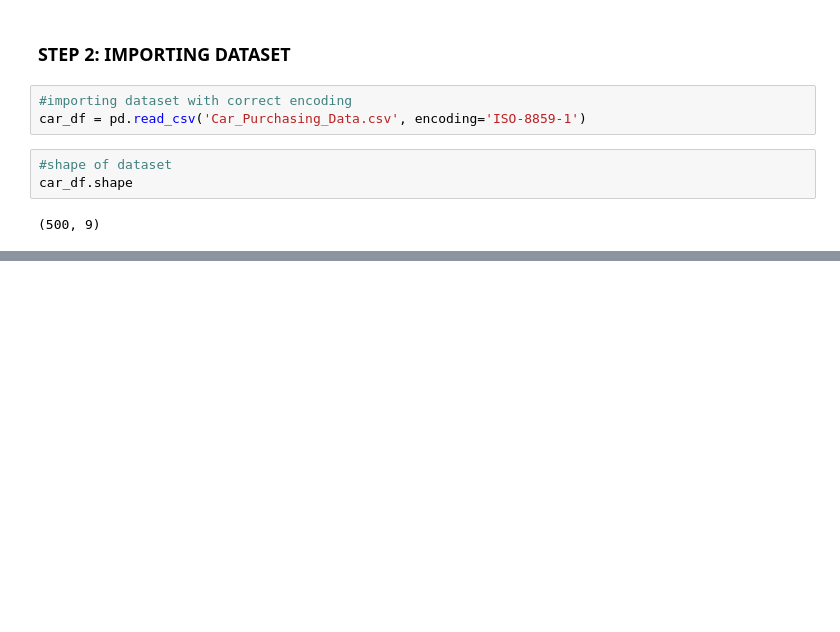
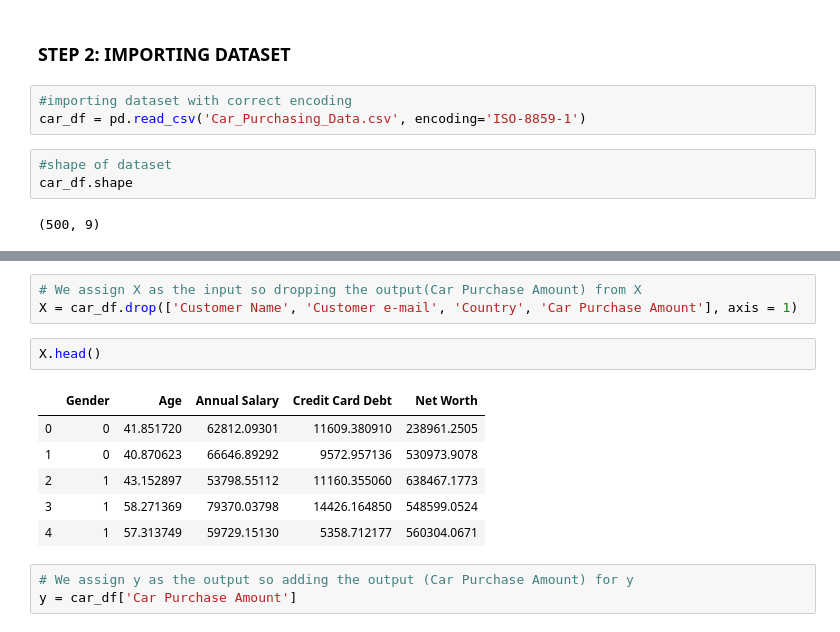
Before and after one commit to mesushan/ANN-for-car-purchasing-amount, a Jupyter notebook: car_purchase_amount_predictions_using_anns.ipynb, the cells around one changed output, grey strips where cells are left out. Drawn from its saved outputs; the diff is of its cells as text; blank space fills up the shorter version.

```diff
--- a/car_purchase_amount_predictions_using_anns.ipynb
+++ b/car_purchase_amount_predictions_using_anns.ipynb
@@ -52,0 +76,15 @@ car_df.tail()
+# %%
+# We assign X as the input so dropping the output(Car Purchase Amount) from X
+X = car_df.drop(['Customer Name', 'Customer e-mail', 'Country', 'Car Purchase Amount'], axis = 1)
+# %%
+X.head()
+# %% [output]
+|  | Gender | Age | Annual Salary | Credit Card Debt | Net Worth |
+| 0 | 0 | 41.851720 | 62812.09301 | 11609.380910 | 238961.2505 |
+| 1 | 0 | 40.870623 | 66646.89292 | 9572.957136 | 530973.9078 |
+| 2 | 1 | 43.152897 | 53798.55112 | 11160.355060 | 638467.1773 |
+| 3 | 1 | 58.271369 | 79370.03798 | 14426.164850 | 548599.0524 |
+| 4 | 1 | 57.313749 | 59729.15130 | 5358.712177 | 560304.0671 |
+# %%
+# We assign y as the output so adding the output (Car Purchase Amount) for y
+y = car_df['Car Purchase Amount']
```
Also changed, not shown: parts of 17 cells of this notebook.
